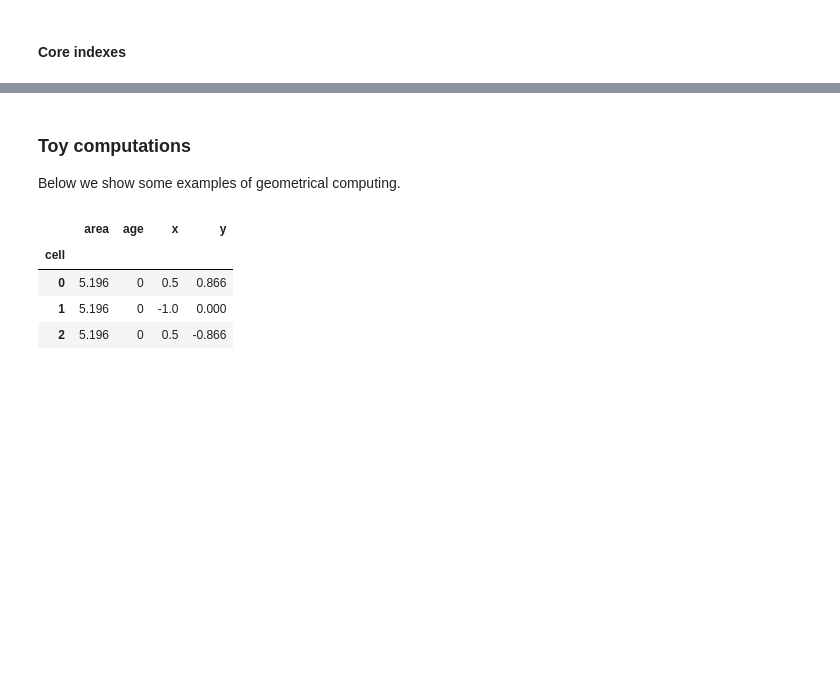
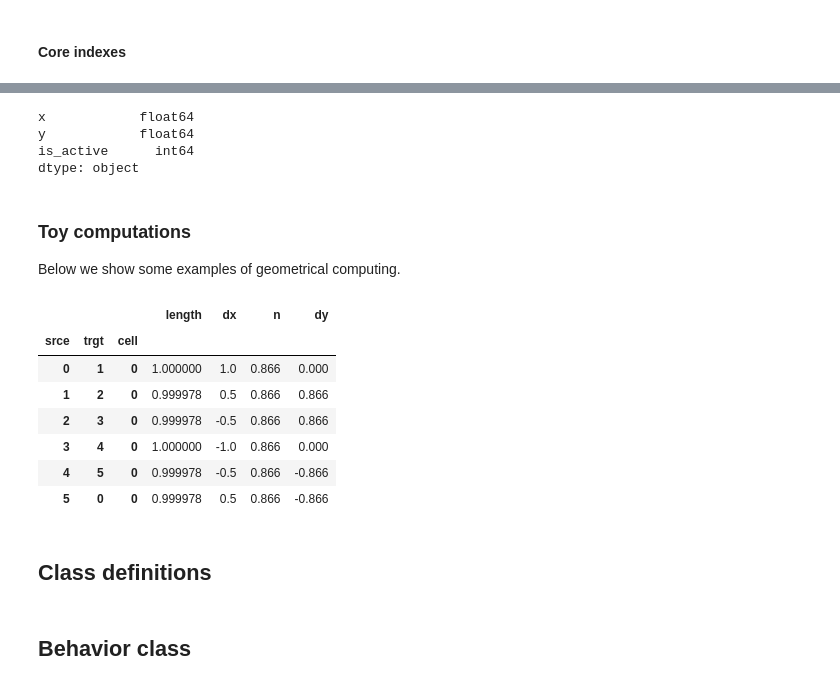
Before and after one commit to DamCB/tyssue, a Jupyter notebook: notebooks/core_architecture/Simulation structures and specification.ipynb, the cells around one changed output, grey strips where cells are left out. Drawn from its saved outputs; the diff is of its cells as text; code cells hidden in the pictures; blank space fills up the shorter version.

```diff
--- a/notebooks/core_architecture/Simulation structures and specification.ipynb
+++ b/notebooks/core_architecture/Simulation structures and specification.ipynb
@@ -310,3 +333,37 @@ cc_idx = pd.MultiIndex.from_tuples(cc_idx, names=['cella', 'cellb'])
+# %%
+def make_df(index, data_dict):
+    '''
+    Creates a pd.DataFrame indexed by `index` with
+    the `data_dict` keys as column names, filled with the
+    value given by the `data_dict` values.
+
+    '''
+    #### See this pandas issue on how to specify mixed
+    #### dtypes at instentiation time:
+
+    dtypes = np.dtype([(name, val[1]) for name, val in data_dict.items()])
+    N = len(index)
+    arr = np.empty(N, dtype=dtypes)
+    df = pd.DataFrame.from_records(arr, index=index)
+    for name, val in data_dict.items():
+        df[name] = val[0]
+    return df
+
+### Cells DataFrame
+cell_df = make_df(index=cell_idx, data_dict=cell_data)
+
+### Junction vertices and edges DataFrames
+jv_df = make_df(index=jv_idx, data_dict=jv_data)
+je_df = make_df(index=je_idx, data_dict=je_data)
+
+print(jv_df.dtypes)
+# %% [output]
+x            float64
+y            float64
+is_active      int64
+dtype: object
+# %%
+jv_df[['x', 'y']] = points
 # %% [markdown]
 ### Toy computations
 
@@ -342,11 +399,18 @@ np.testing.assert_allclose(je_df['length'], 1, rtol=1e-3)
-# %%
-cell_df
-# %% [output]
-|  | area | age | x | y |
-| cell |  |  |  |  |
-| 0 | 5.196 | 0 | 0.5 | 0.866 |
-| 1 | 5.196 | 0 | -1.0 | 0.000 |
-| 2 | 5.196 | 0 | 0.5 | -0.866 |
+# %%
+mask, sub_idx = je_idx.get_loc_level(0, level='cell', drop_level=False)
+# %%
+je_df.loc[sub_idx]
+# %% [output]
+|  |  |  | length | dx | n | dy |
+| srce | trgt | cell |  |  |  |  |
+| 0 | 1 | 0 | 1.000000 | 1.0 | 0.866 | 0.000 |
+| 1 | 2 | 0 | 0.999978 | 0.5 | 0.866 | 0.866 |
+| 2 | 3 | 0 | 0.999978 | -0.5 | 0.866 | 0.866 |
+| 3 | 4 | 0 | 1.000000 | -1.0 | 0.866 | 0.000 |
+| 4 | 5 | 0 | 0.999978 | -0.5 | 0.866 | -0.866 |
+| 5 | 0 | 0 | 0.999978 | 0.5 | 0.866 | -0.866 |
+# %% [markdown]
+## Class definitions
 # %%
 
 def parse(source):
@@ -508,0 +596,2 @@ class Cell(LinearCellComplex):
+# %% [markdown]
+## Behavior class
```
Also changed, not shown: parts of 10 cells of this notebook.
